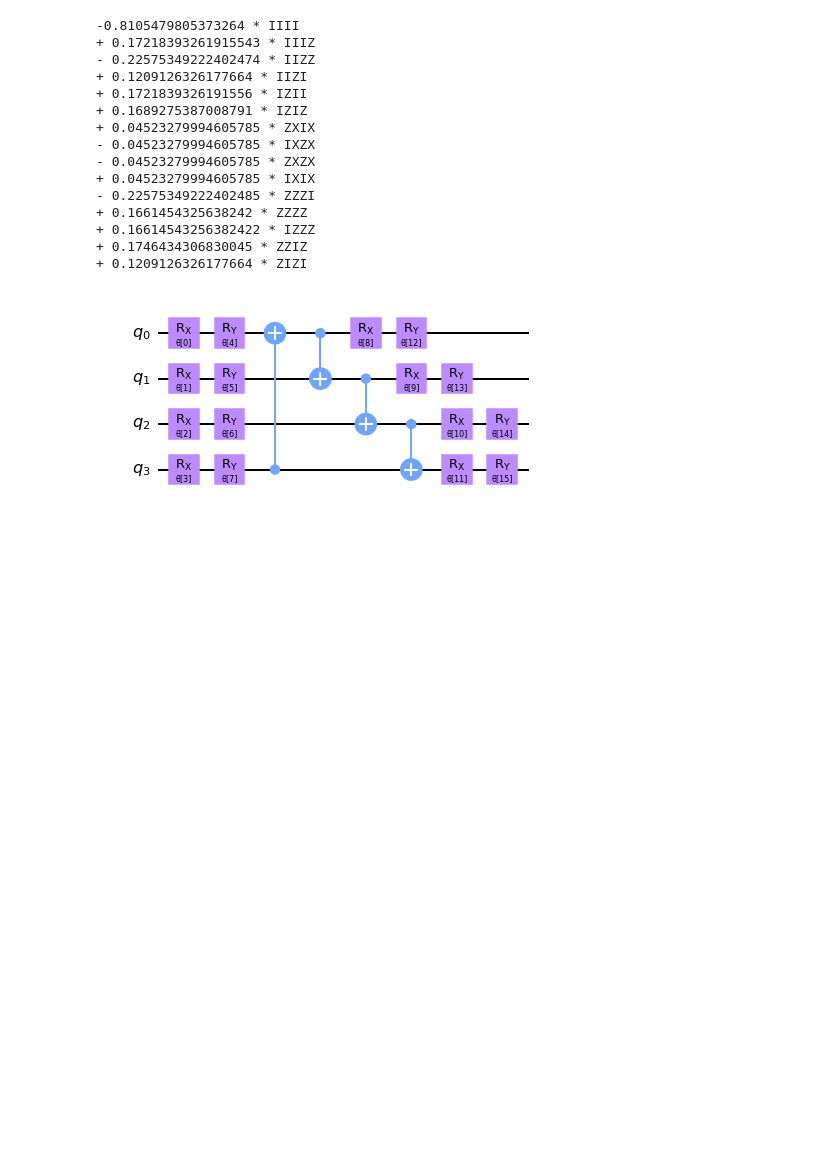
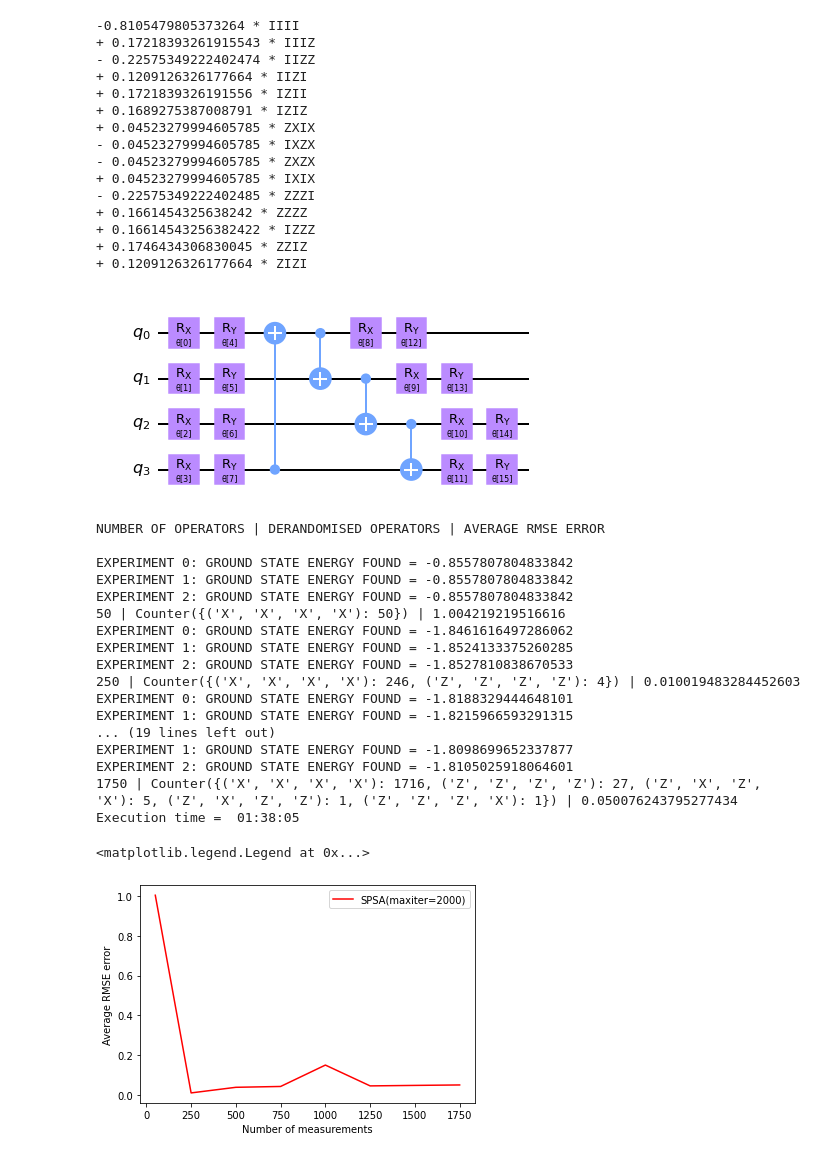
Before and after one commit to renatawong/classical-shadow-vqe, a Jupyter notebook: esp_dcs_vqe_qiskit_optimized.ipynb, the cells around one changed output. Drawn from its saved outputs; the diff is of its cells as text; code cells hidden in the pictures; blank space fills up the shorter version.

```diff
--- a/esp_dcs_vqe_qiskit_optimized.ipynb
+++ b/esp_dcs_vqe_qiskit_optimized.ipynb
@@ -366,0 +313,77 @@ plt.legend(loc=1)
+# %%
+'''
+RUNNING EXPERIMENTS
+'''
+
+start_time = time.time()
+rmse_errors = []
+
+print('NUMBER OF OPERATORS | DERANDOMISED OPERATORS | AVERAGE RMSE ERROR\n')
+measurement_range = [50, 250, 500, 750, 1000, 1250, 1500, 1750]
+
+for num_operators in measurement_range:
+
+    derandomized_hamiltonian = modified_derandomized_classical_shadow(observables_xyz, num_operators,
+                                                                      system_size, weight=absolute_coefficients)
+
+    tuples = (tuple(pauli) for pauli in derandomized_hamiltonian)
+    counts = Counter(tuples)
+
+    optimizer = SPSA(maxiter=2000)
+    cost_function = partial(objective_function, derandomized_hamiltonian)
+
+    expectation_values = []
+    num_experiments = 3
+
+
+    for iteration in range(num_experiments):
+
+        cost_history = []
+
+        params = np.random.rand(ansatz.num_parameters)
+        result = optimizer.minimize(fun=cost_function, x0=params)
+        minimal_cost = min_cost()
+        expectation_values.append(minimal_cost)
+
+        print("EXPERIMENT {}: GROUND STATE ENERGY FOUND = {}".format(iteration, minimal_cost))
+
+
+    rmse_derandomised_cs = np.sqrt(np.sum([(expectation_values[i] - EXPECTED_EIGENVALUE)**2
+                                           for i in range(num_experiments)])/num_experiments)
+
+    rmse_errors.append(rmse_derandomised_cs)
+
+    print('{} | {} | {}'.format(num_operators, counts, rmse_derandomised_cs))
+
+
+elapsed_time = time.time() - start_time
+print("Execution time = ", time.strftime("%H:%M:%S", time.gmtime(elapsed_time)))
+
+
+points = measurement_range
+num_points = len(measurement_range)
+
+plt.plot([i for i in points], [rmse_errors[i] for i in range(num_points)], 'r', label='SPSA(maxiter=2000)')
+plt.xlabel('Number of measurements')
+plt.ylabel('Average RMSE error')
+plt.legend(loc=1)
+# %% [output]
+NUMBER OF OPERATORS | DERANDOMISED OPERATORS | AVERAGE RMSE ERROR
+
+EXPERIMENT 0: GROUND STATE ENERGY FOUND = -0.8557807804833842
+EXPERIMENT 1: GROUND STATE ENERGY FOUND = -0.8557807804833842
+EXPERIMENT 2: GROUND STATE ENERGY FOUND = -0.8557807804833842
+50 | Counter({('X', 'X', 'X', 'X'): 50}) | 1.004219219516616
+EXPERIMENT 0: GROUND STATE ENERGY FOUND = -1.8461616497286062
+EXPERIMENT 1: GROUND STATE ENERGY FOUND = -1.8524133375260285
+EXPERIMENT 2: GROUND STATE ENERGY FOUND = -1.8527810838670533
+250 | Counter({('X', 'X', 'X', 'X'): 246, ('Z', 'Z', 'Z', 'Z'): 4}) | 0.010019483284452603
+EXPERIMENT 0: GROUND STATE ENERGY FOUND = -1.8188329444648101
+EXPERIMENT 1: GROUND STATE ENERGY FOUND = -1.8215966593291315
+... (19 lines left out)
+EXPERIMENT 1: GROUND STATE ENERGY FOUND = -1.8098699652337877
+EXPERIMENT 2: GROUND STATE ENERGY FOUND = -1.8105025918064601
+1750 | Counter({('X', 'X', 'X', 'X'): 1716, ('Z', 'Z', 'Z', 'Z'): 27, ('Z', 'X', 'Z', 'X'): 5, ('Z', 'X', 'Z', 'Z'): 1, ('Z', 'Z', 'Z', 'X'): 1}) | 0.050076243795277434
+Execution time =  01:38:05
+<matplotlib.legend.Legend at 0x...>
+[figure, added]
```
Also changed, not shown: parts of 4 cells of this notebook.
